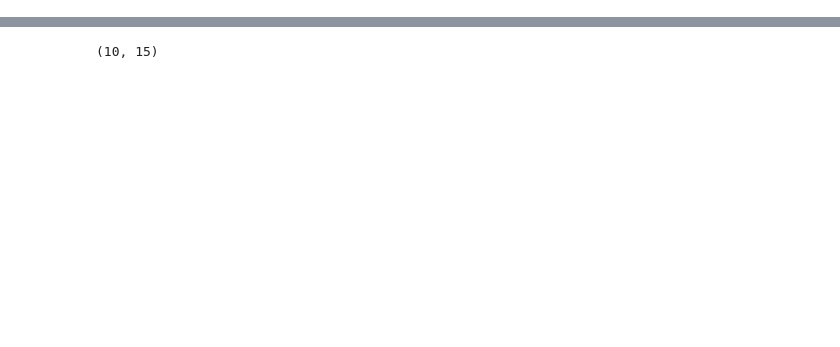
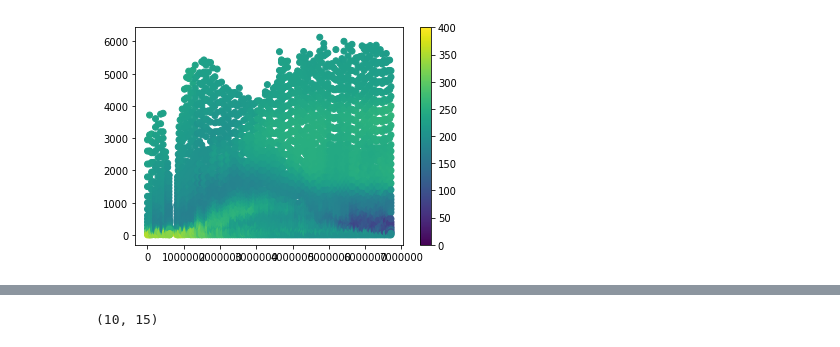
Before and after one commit to ashao/cchdo_toolkit, a Jupyter notebook: cchdo_example.ipynb, the cells around one changed output, grey strips where cells are left out. Drawn from its saved outputs; the diff is of its cells as text; code cells hidden in the pictures; blank space fills up the shorter version.

```diff
--- a/cchdo_example.ipynb
+++ b/cchdo_example.ipynb
@@ -143,0 +44,6 @@ NameError: name 'mod' is not defined
+# %%
+plt.scatter(cruises['33RO200501']['distance'],cruises['33RO200501']['pressure'],c=cruises['33RO200501']['bottle_oxygen'],vmin=0,vmax=400)
+plt.colorbar()
+plt.show()
+# %% [output]
+[figure, added]
```
Also changed, not shown: parts of 19 cells of this notebook, 1 other file.
